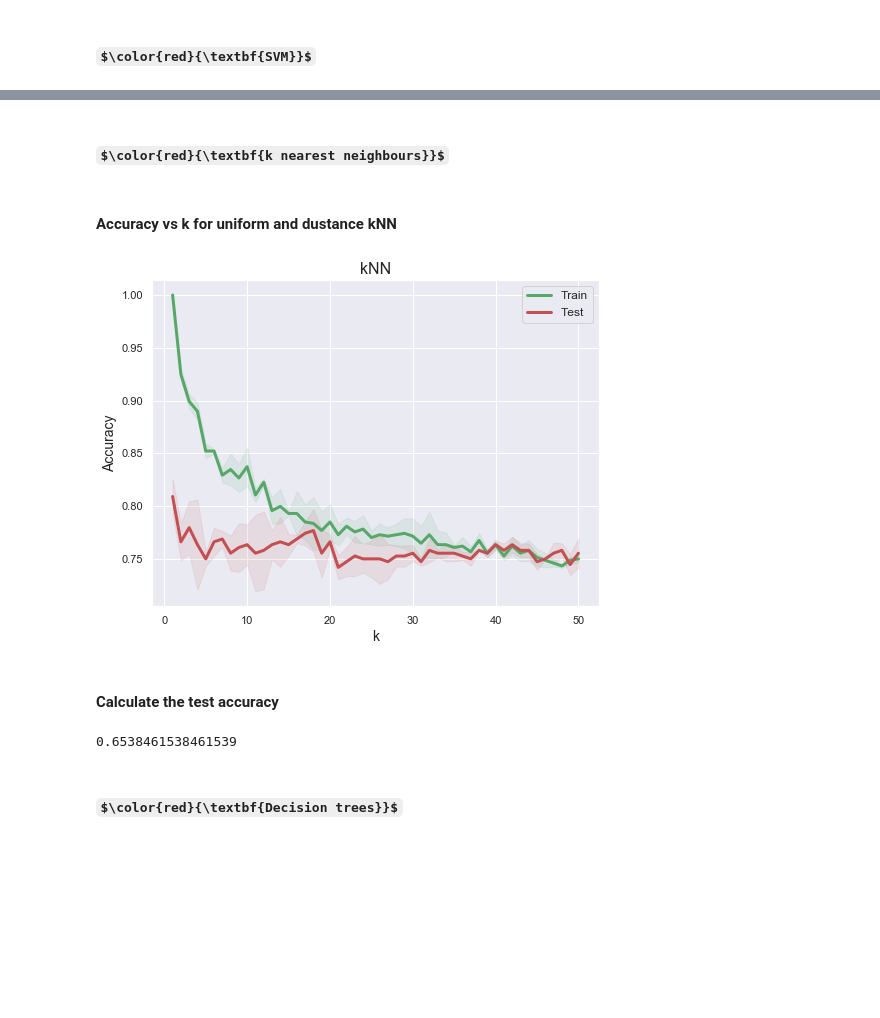
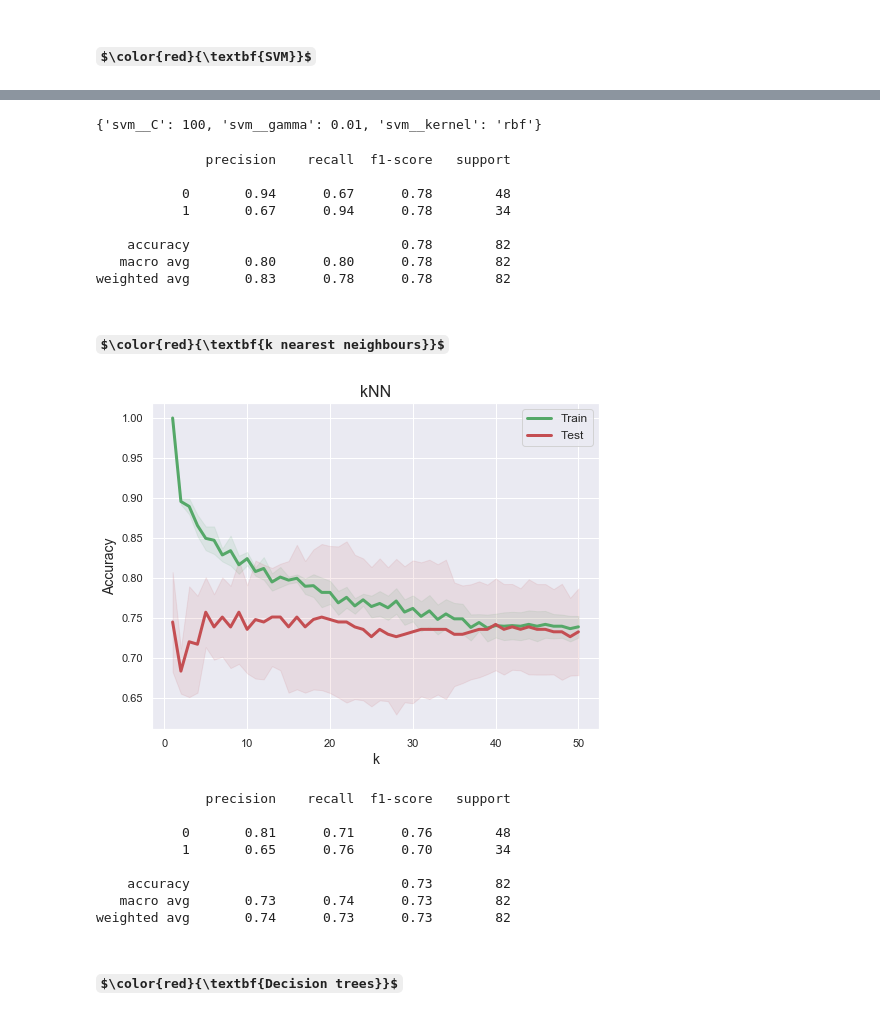
Before and after one commit to davidpirts/DBAASP, a Jupyter notebook: ml.ipynb, the cells around one changed output, grey strips where cells are left out. Saved outputs shown, nothing was run; the diff lists cells and outputs as text; code cells hidden in the pictures; some formulas as TeX source; blank space fills up the shorter version.

Commit message:
GridSearch for random forest + SVM

```diff
--- a/ml.ipynb
+++ b/ml.ipynb
@@ -252,0 +237,5 @@ weighted avg       0.79      0.79      0.79        82
+# %%
+best_clf = RandomForestClassifier(n_estimators=params['n_estimators'], min_samples_split=params['min_samples_split'],
+                                  min_samples_leaf=params['min_samples_leaf'], max_features=params['max_features'],
+                                  max_depth=params['max_depth'], bootstrap=params['bootstrap'])
+best_clf.fit(X_train, y_train);
@@ -316,45 +257,76 @@ weighted avg       0.81      0.80      0.80        85
+# %%
+pipeline = Pipeline(steps=[('scaler', StandardScaler()), ('svm', SVC())])
+parameters = [{'svm__kernel': ['rbf'], 'svm__gamma': [1e-1, 1e-2, 1e-3, 1e-4, 1e-5],
+                     'svm__C': [0.001, 0.1, 1, 10, 100, 1000]},
+                    {'svm__kernel': ['linear'], 'svm__C': [0.001, 0.1, 1, 10, 100, 1000]}]
+clf = GridSearchCV(pipeline, parameters)
+clf.fit(X_train, y_train);
+# %%
+params = clf.best_params_
+print(params)
+# %% [output]
+{'svm__C': 100, 'svm__gamma': 0.01, 'svm__kernel': 'rbf'}
+# %%
+best_clf = SVC(C=params['svm__C'], gamma=params['svm__gamma'], kernel=params['svm__kernel'])
+pipeline = Pipeline(steps=[('scaler', StandardScaler()), ('svm', best_clf)])
+
+pipeline.fit(X_train, y_train)
+y_test_pred = pipeline.predict(X_test)
+print(classification_report(y_test, y_test_pred))
+# %% [output]
+              precision    recall  f1-score   support
+
+           0       0.94      0.67      0.78        48
+           1       0.67      0.94      0.78        34
+
+    accuracy                           0.78        82
+   macro avg       0.80      0.80      0.78        82
+weighted avg       0.83      0.78      0.78        82
 # %% [markdown]
 ### $\color{red}{\textbf{k nearest neighbours}}$
-# %% [markdown]
-#### Accuracy vs k for uniform and dustance kNN
 # %%
 # define a function that performs CV together with normalisation of data and plots accuracy vs k
 # %%
 def kNNpredict_uniform(k, X, y):
     clf = make_pipeline(StandardScaler(), KNeighborsClassifier(n_neighbors=k, weights='uniform'))
-    scores = cross_validate(clf, X, y, cv=3, return_train_score=True)
+    scores = cross_validate(clf, X, y, cv=5, return_train_score=True)
     return {'test_mean': scores['test_score'].mean(), 'test_std': scores['test_score'].std(),
             'train_mean': scores['train_score'].mean(), 'train_std': scores['train_score'].std()}
 
 k_list = np.asarray([*range(1, 51)])
-train_accuracies = np.asarray([kNNpredict_uniform(k, X, y)['train_mean'] for k in k_list])
-train_stds = np.asarray([kNNpredict_uniform(k, X, y)['train_std'] for k in k_list])
+train_accuracies = np.asarray([kNNpredict_uniform(k, X_train, y_train)['train_mean'] for k in k_list])
+train_stds = np.asarray([kNNpredict_uniform(k, X_train, y_train)['train_std'] for k in k_list])
 plt.plot(k_list, train_accuracies, 'g', linewidth = 3)
 plt.fill_between(k_list, train_accuracies - train_stds, train_accuracies + train_stds, alpha = 0.10, color='g')
-test_accuracies = np.asarray([kNNpredict_uniform(k, X, y)['test_mean'] for k in k_list])
-test_stds = np.asarray([kNNpredict_uniform(k, X, y)['test_std'] for k in k_list])
+test_accuracies = np.asarray([kNNpredict_uniform(k, X_train, y_train)['test_mean'] for k in k_list])
+test_stds = np.asarray([kNNpredict_uniform(k, X_train, y_train)['test_std'] for k in k_list])
 plt.plot(k_list, test_accuracies, 'r', linewidth = 3)
 plt.fill_between(k_list, test_accuracies - test_stds, test_accuracies + test_stds, alpha = 0.10, color='r')
 plt.legend(('Train', 'Test'), fontsize = 12)
 plt.title('kNN', fontsize = 16)
 plt.ylabel('Accuracy', fontsize = 14)
 plt.xlabel('k', fontsize = 14)
 plt.show()
 # %% [output]
-[figure, old version]
+[figure, new version]
-# %% [markdown]
-#### Calculate the test accuracy
 # %%
 # standardizing data (both train+valid and test)
 scaler = StandardScaler()
-scaler.fit(X)
-X_scaled = scaler.transform(X)
+scaler.fit(X_train)
+X_train_scaled = scaler.transform(X_train)
 X_test_scaled = scaler.transform(X_test)
 
 # standardizing data (both train+valid and test)
 clf = KNeighborsClassifier(n_neighbors=8, weights='uniform')
-clf.fit(X_scaled, y)
+clf.fit(X_train_scaled, y_train)
 y_test_pred = clf.predict(X_test_scaled)
-accuracy_score(y_test, y_test_pred)
+print(classification_report(y_test, y_test_pred))
 # %% [output]
-0.6538461538461539
+              precision    recall  f1-score   support
+
+           0       0.81      0.71      0.76        48
+           1       0.65      0.76      0.70        34
+
+    accuracy                           0.73        82
+   macro avg       0.73      0.74      0.73        82
+weighted avg       0.74      0.73      0.73        82
```
Also changed, not shown: parts of 19 cells of this notebook.
